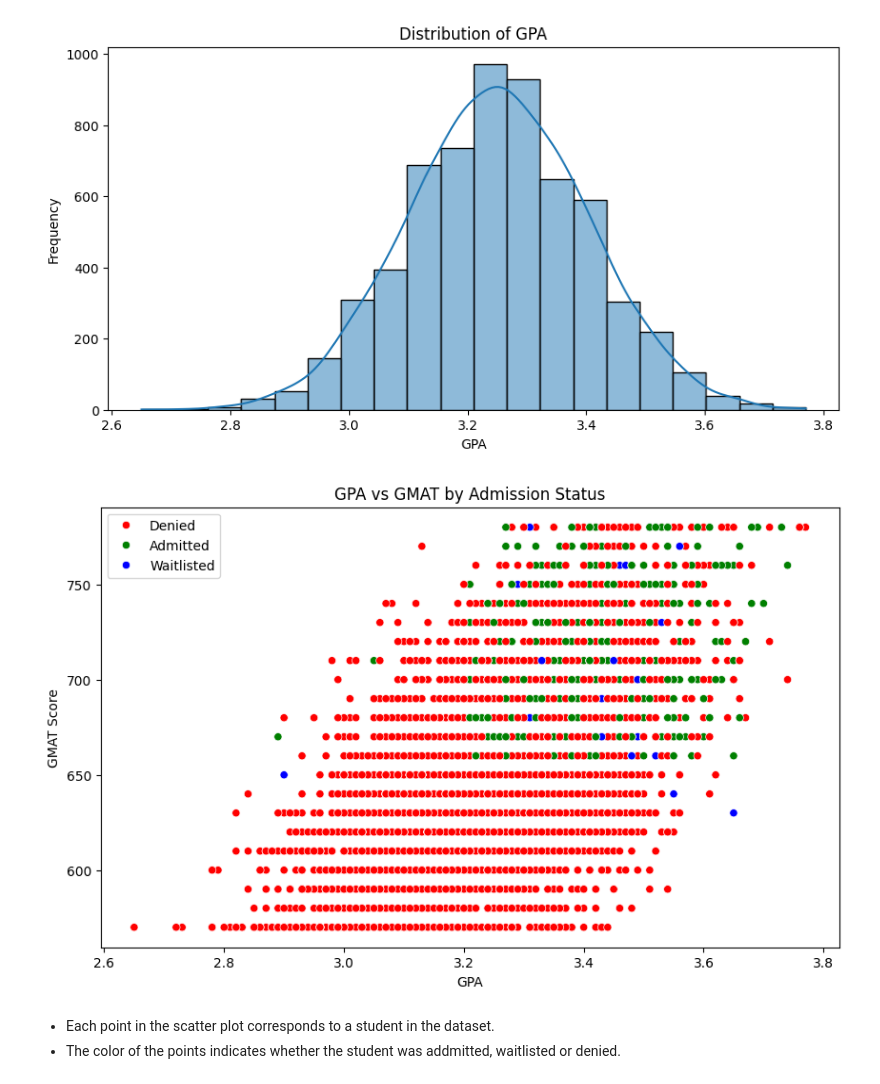
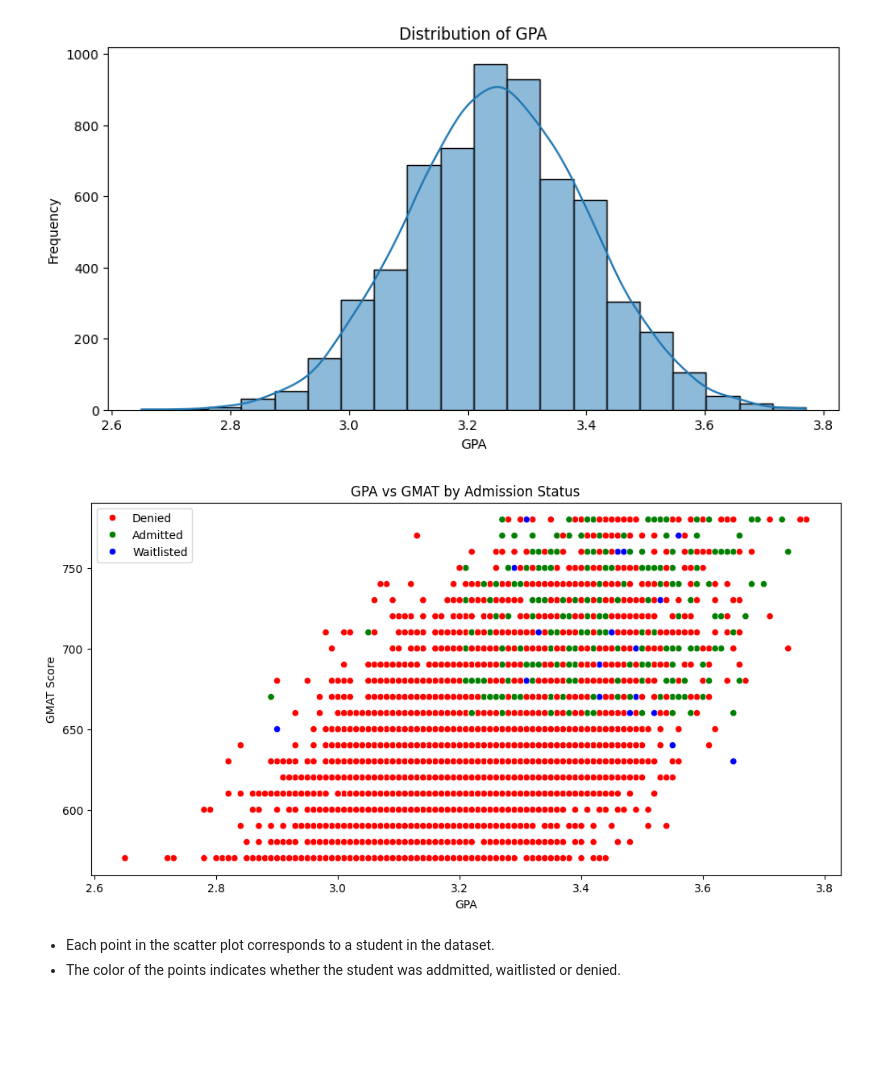
Before and after one commit to toutsos/ml_project, a Jupyter notebook: big-data-ml-project.ipynb, the cells around one changed output. Saved outputs shown, nothing was run; the diff lists cells and outputs as text; code cells hidden in the pictures; blank space fills up the shorter version.

```diff
--- a/big-data-ml-project.ipynb
+++ b/big-data-ml-project.ipynb
@@ -157,32 +158,28 @@ plt.show()
 # %%
 #GPA vs GMAT with admissions
 
-# Convert 'admission' column to integers (if it is currently float)
-
 # Custom colors for 'admission' categories
-
-# Handle Waitlisted as denied
 custom_palette = {0: 'red', 1: 'green', 2: 'blue'}  # Adjust colors as needed
 
-plt.figure(figsize=(10, 6))
+plt.figure(figsize=(12, 6))
 
 # Scatter plot with custom color palette
 sns.scatterplot(x='gpa', y='gmat', hue='admission', data=df, palette=custom_palette)
 
 # Customizing the legend labels
 plt.legend(title='Admission Status', loc='best')
 
 plt.title('GPA vs GMAT by Admission Status')
 plt.xlabel('GPA')
 plt.ylabel('GMAT Score')
 
 handles, labels = plt.gca().get_legend_handles_labels()
 plt.legend(handles=handles, labels=['Denied', 'Admitted', 'Waitlisted'])
 
 
 plt.show()
 # %% [output]
-[figure, old version]
+[figure, new version]
 # %% [markdown]
 - Each point in the scatter plot corresponds to a student in the dataset.
 - The color of the points indicates whether the student was addmitted, waitlisted or denied.
```
Also changed, not shown: parts of 13 cells of this notebook.
